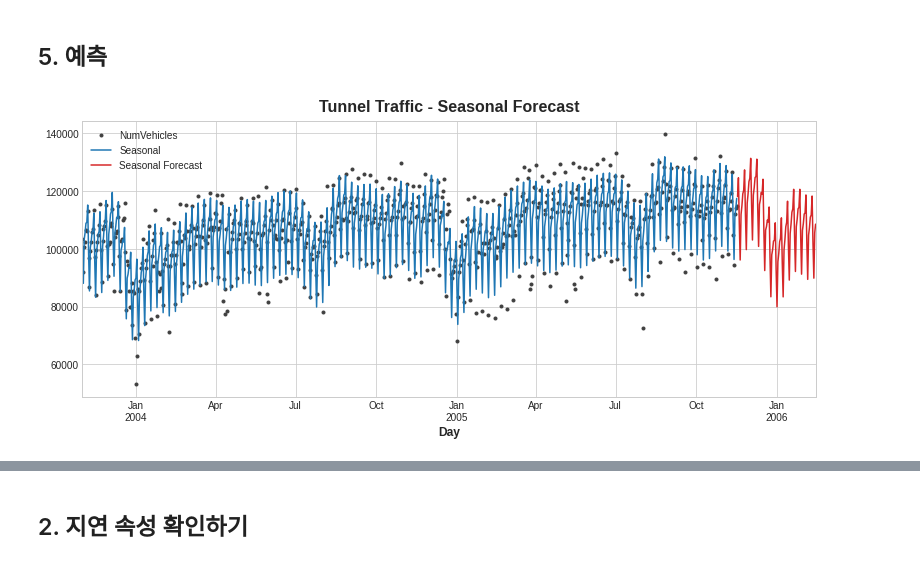
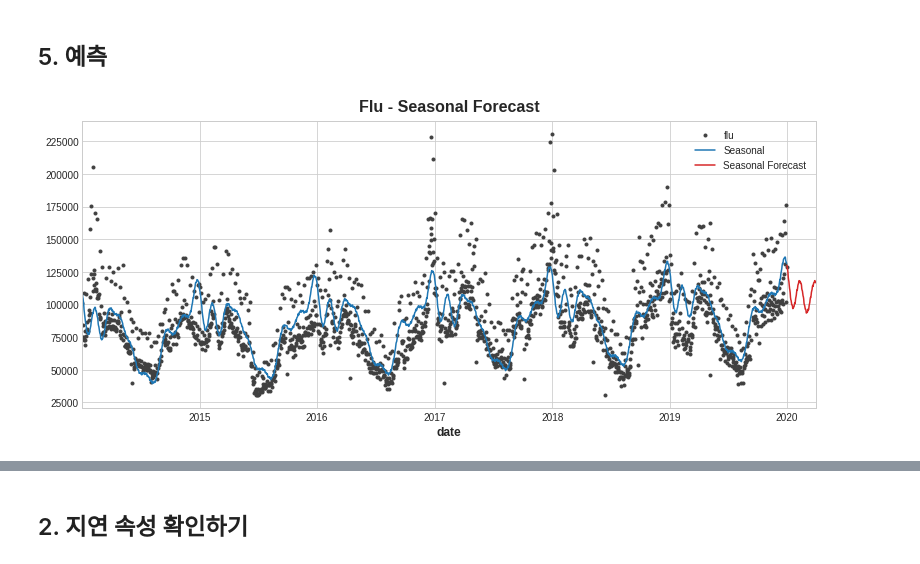
Before and after one commit to zzhining/public_data_analysis, a Jupyter notebook: w14_time_series_data_analysis(1).ipynb, the cells around one changed output, grey strips where cells are left out. Cells and saved outputs as stored; diff of their text form; code cells hidden in the pictures.

```diff
--- a/w14_time_series_data_analysis(1).ipynb
+++ b/w14_time_series_data_analysis(1).ipynb
@@ -40,0 +84,2 @@ tunnel = tunnel.set_index("Day").to_period("D")
+# %%
+df11.drop(['code'], axis=1, inplace=True)
@@ -46,0 +109,2 @@ tunnel.plot(style=".")
+# %%
+df11 = df11[df11.index < '2020-1-1']
@@ -46,0 +118,3 @@ tunnel.plot(style=".")
+# %%
+df11 = df11[df11.flu > 30000]
+df11.plot(style=".")
@@ -91,7 +168,7 @@ tunnel.head()
 fourier = CalendarFourier(freq="A", order=10) # 연간("A"nnual) 계절성을 반영한 10 sin/cos 쌍
 
 dp = DeterministicProcess(
-    index=tunnel.index,
+    index=df11.index,
     constant=True,
     order=1,
     seasonal=True,
@@ -100,7 +177,7 @@ dp = DeterministicProcess(
 )
 
 X = dp.in_sample()
-y = tunnel["NumVehicles"]
+y = df11["flu"]
 # %%
 X.columns
 # %% [output]
@@ -127,11 +204,11 @@ LinearRegression(fit_intercept=False)
 # %%
 y_pred = pd.Series(model.predict(X), index=y.index)
 X_fore = dp.out_of_sample(steps=90)
 y_fore = pd.Series(model.predict(X_fore), index=X_fore.index)
 
-ax = y.plot(color='0.25', style='.', title="Tunnel Traffic - Seasonal Forecast")
+ax = y.plot(color='0.25', style='.', title="Flu - Seasonal Forecast")
 ax = y_pred.plot(ax=ax, label="Seasonal")
 ax = y_fore.plot(ax=ax, label="Seasonal Forecast", color='C3')
 _ = ax.legend()
 # %% [output]
-[figure, old version]
+[figure, new version]
```
Also changed, not shown: parts of 47 cells of this notebook.
